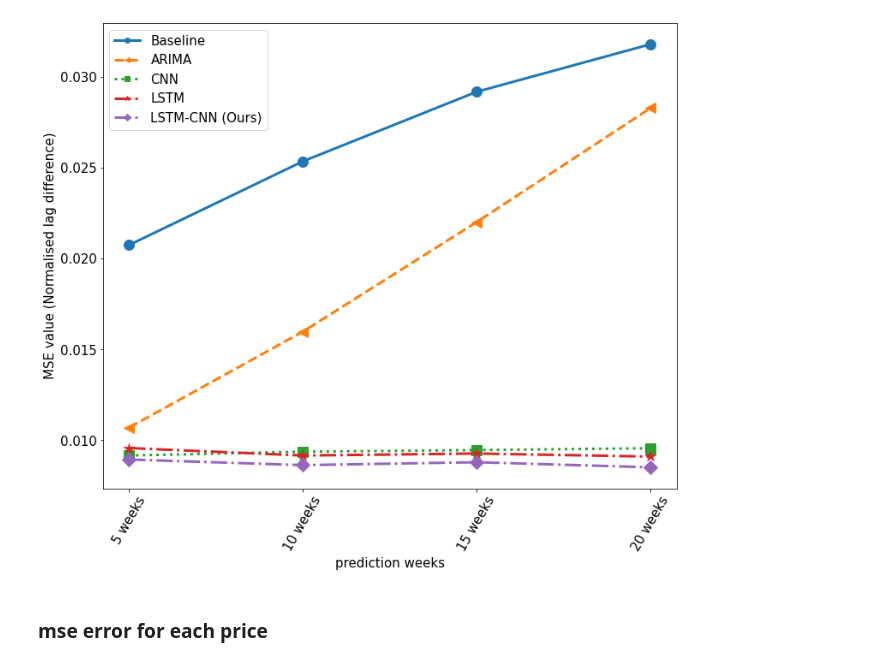
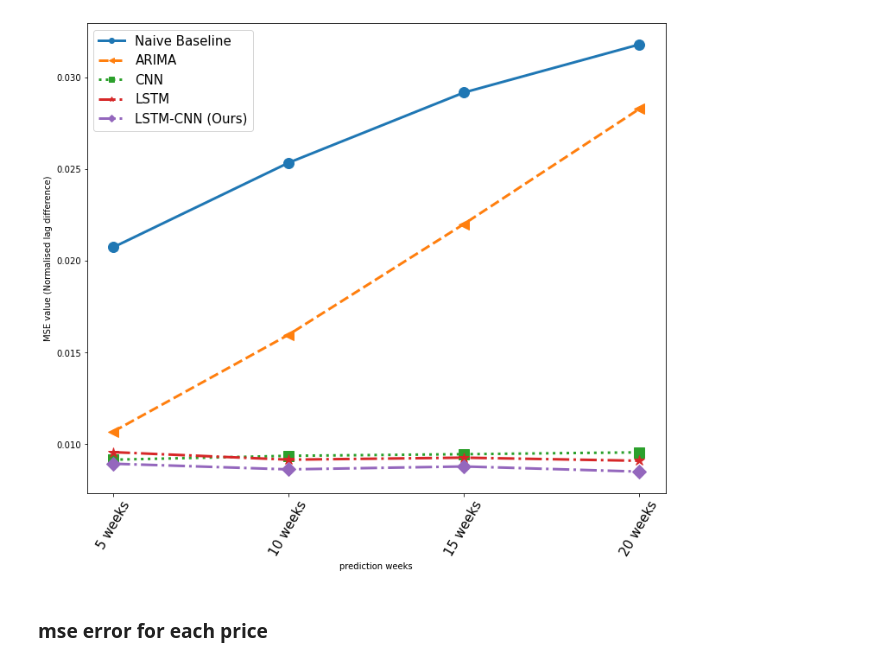
Before and after one commit to zy22159-tech/MasterDT, a Jupyter notebook: result_figure.ipynb, the cells around one changed output. Cells and saved outputs as stored; diff of their text form; code cells hidden in the pictures.

```diff
--- a/result_figure.ipynb
+++ b/result_figure.ipynb
@@ -1,33 +1,33 @@
 # %%
 import matplotlib.pyplot as plt
 import numpy as np
 
 fig, ax = plt.subplots(1, 1, figsize=(12, 10))
 plt.rc('font', size=15)
 baseline = np.array([0.02076,0.02537, 0.0292, 0.03182])
 arima = np.array([0.0107, 0.015986, 0.022023,0.0283])
 cnn= np.array([0.00916,0.00937, 0.00946, 0.00956])
-lstm = np.array([0.00957, 0.00916,0.00927, 0.00910])
+lstm = np.array([0.00957, 0.00916,0.00927, 0.0091])
 lstm_cnn = np.array([0.00894, 0.00863, 0.00879, 0.00851])
 
 plt.plot(baseline,linestyle='-', marker = 'o', markersize=12, linewidth=3)
 plt.plot(arima,linestyle='--', marker = '<',  markersize=12, linewidth=3)
 plt.plot(cnn, linestyle=':',marker = 's', markersize=12, linewidth=3)
 plt.plot(lstm,linestyle='-.',  marker = '*', markersize=12, linewidth=3)
 plt.plot(lstm_cnn, linestyle = '-.', marker = 'D', markersize=12,linewidth=3)
 #labels = ['5 weeks', '10 weeks', '15 weeks', '20 weeks']
 ax.set_xticks(range(4))
 ax.set_xticklabels(['5 weeks', '10 weeks', '15 weeks', '20 weeks'],rotation=60, fontsize=15)
-plt.legend(["Baseline", "ARIMA", "CNN", "LSTM", "LSTM-CNN (Ours)"], loc ="upper left", markerscale = 0.5, fontsize=15)
+plt.legend(["Naive Baseline", "ARIMA", "CNN", "LSTM", "LSTM-CNN (Ours)"], loc ="upper left", markerscale = 0.5, fontsize=15)
 
 plt.title('')
 plt.xlabel('prediction weeks')
 plt.ylabel('MSE value (Normalised lag difference)')
 
 plt.savefig('Figure/multistep_mse.png', dpi=600,bbox_inches = "tight")
 plt.show()
 # %% [output]
-[figure, old version]
+[figure, new version]
 # %% [markdown]
 ### mse error for each price
 # %%
```
Also changed, not shown: 1 other file.
